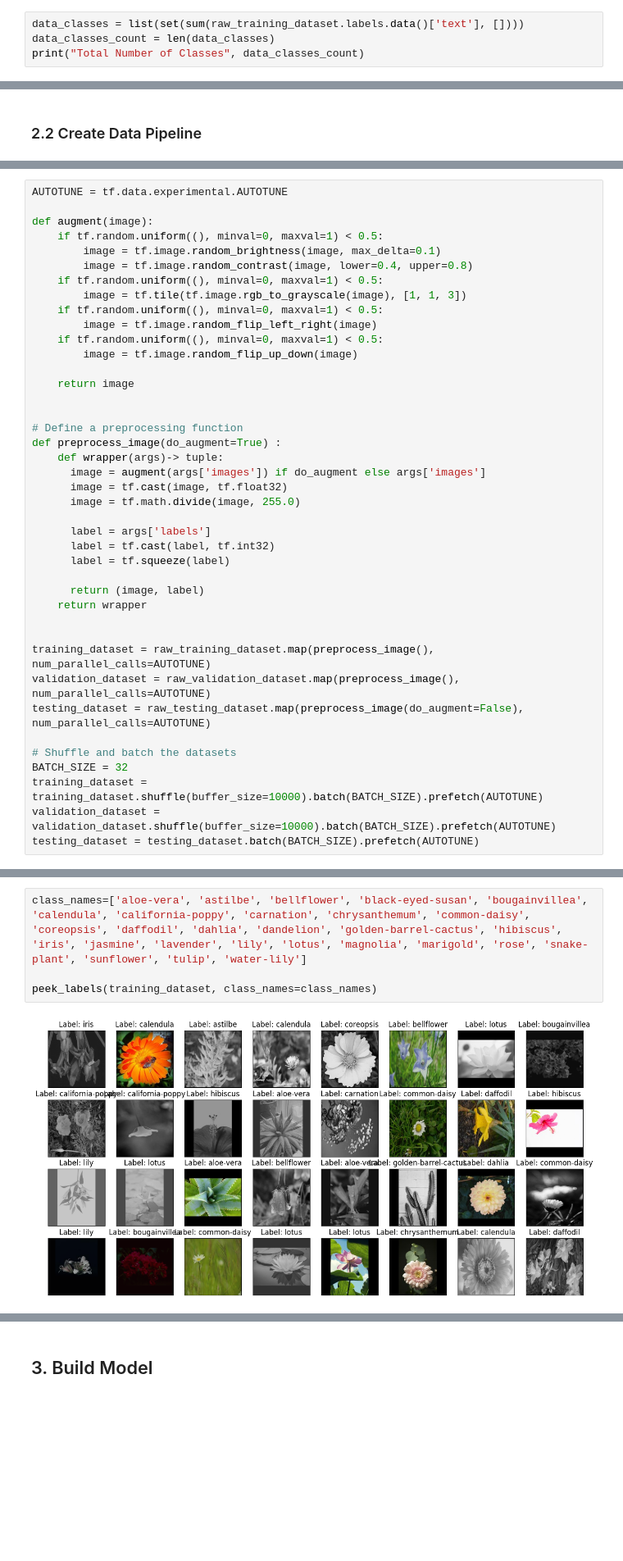
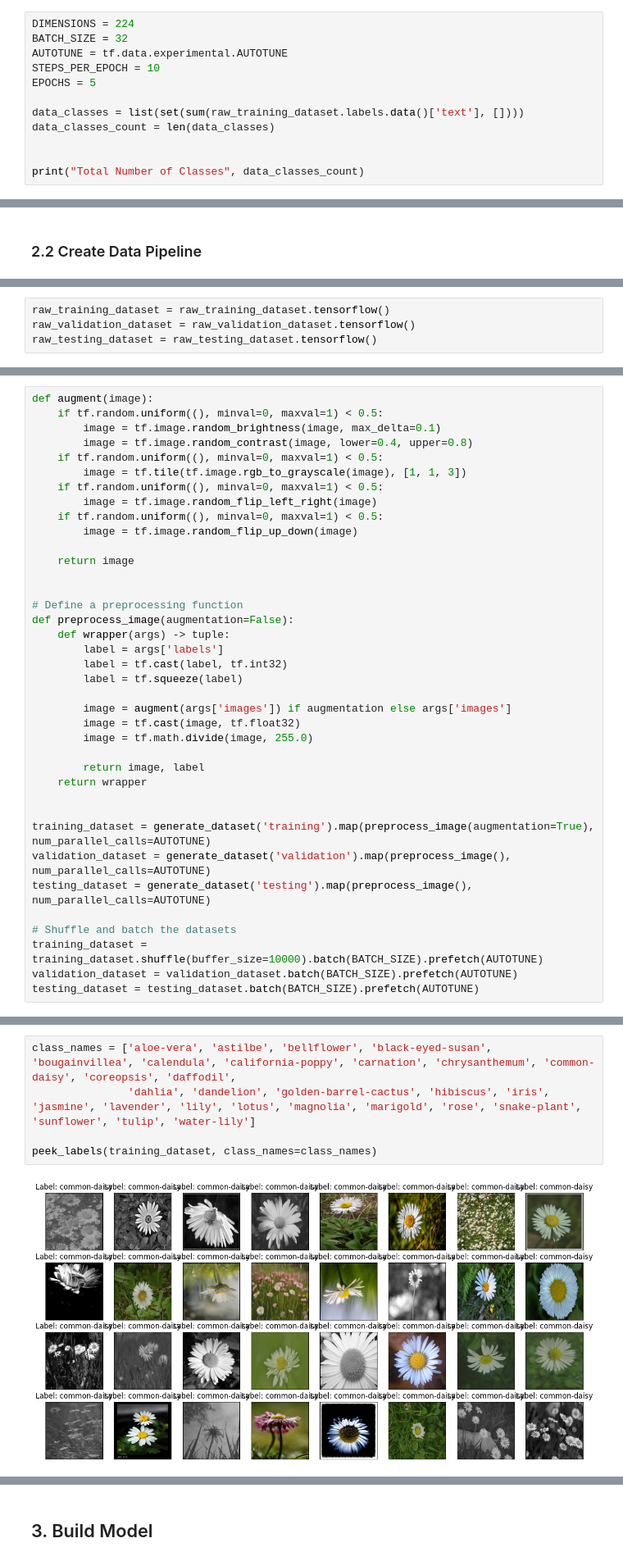
Before and after one commit to shba007/plant-lens-ai, a Jupyter notebook: scripts/maker/notebook.ipynb, the cells around one changed output, grey strips where cells are left out. Shown at 82% size. Saved outputs shown, nothing was run; the diff lists cells and outputs as text; blank space fills up the shorter version.

Commit message:
feat: asymmetric dataset incorporated

```diff
--- a/scripts/maker/notebook.ipynb
+++ b/scripts/maker/notebook.ipynb
@@ -42,6 +45,14 @@ Dataset(path='D:/Programming/Projects/Public/plant-lens/ai/data/dataset/testing'
 # %%
+DIMENSIONS = 224
+BATCH_SIZE = 32
+AUTOTUNE = tf.data.experimental.AUTOTUNE
+STEPS_PER_EPOCH = 10
+EPOCHS = 5
+
 data_classes = list(set(sum(raw_training_dataset.labels.data()['text'], [])))
 data_classes_count = len(data_classes)
+
+
 print("Total Number of Classes", data_classes_count)
 # %% [output]
 Total Number of Classes 28
@@ -61,0 +61,4 @@ Train Data Size 358 Validation Data Size 90
+# %%
+raw_training_dataset = raw_training_dataset.tensorflow()
+raw_validation_dataset = raw_validation_dataset.tensorflow()
+raw_testing_dataset = raw_testing_dataset.tensorflow()
@@ -62,6 +130,4 @@ Train Data Size 358 Validation Data Size 90
 # %%
-AUTOTUNE = tf.data.experimental.AUTOTUNE
-
 def augment(image):
     if tf.random.uniform((), minval=0, maxval=1) < 0.5:
         image = tf.image.random_brightness(image, max_delta=0.1)
@@ -77,28 +143,27 @@ def augment(image):
 
 
 # Define a preprocessing function
-def preprocess_image(do_augment=True) :
-    def wrapper(args)-> tuple:
-      image = augment(args['images']) if do_augment else args['images']
-      image = tf.cast(image, tf.float32)
-      image = tf.math.divide(image, 255.0)
+def preprocess_image(augmentation=False):
+    def wrapper(args) -> tuple:
+        label = args['labels']
+        label = tf.cast(label, tf.int32)
+        label = tf.squeeze(label)
 
-      label = args['labels']
-      label = tf.cast(label, tf.int32)
-      label = tf.squeeze(label)
+        image = augment(args['images']) if augmentation else args['images']
+        image = tf.cast(image, tf.float32)
+        image = tf.math.divide(image, 255.0)
 
-      return (image, label)
+        return image, label
     return wrapper
 
 
-training_dataset = raw_training_dataset.map(preprocess_image(), num_parallel_calls=AUTOTUNE)
-validation_dataset = raw_validation_dataset.map(preprocess_image(), num_parallel_calls=AUTOTUNE)
-testing_dataset = raw_testing_dataset.map(preprocess_image(do_augment=False), num_parallel_calls=AUTOTUNE)
+training_dataset = generate_dataset('training').map(preprocess_image(augmentation=True), num_parallel_calls=AUTOTUNE)
+validation_dataset = generate_dataset('validation').map(preprocess_image(), num_parallel_calls=AUTOTUNE)
+testing_dataset = generate_dataset('testing').map(preprocess_image(), num_parallel_calls=AUTOTUNE)
 
 # Shuffle and batch the datasets
-BATCH_SIZE = 32
 training_dataset = training_dataset.shuffle(buffer_size=10000).batch(BATCH_SIZE).prefetch(AUTOTUNE)
-validation_dataset = validation_dataset.shuffle(buffer_size=10000).batch(BATCH_SIZE).prefetch(AUTOTUNE)
+validation_dataset = validation_dataset.batch(BATCH_SIZE).prefetch(AUTOTUNE)
 testing_dataset = testing_dataset.batch(BATCH_SIZE).prefetch(AUTOTUNE)
 # %%
 for images, labels in training_dataset.take(1):
@@ -122,9 +187,10 @@ Validation Batch labels shape: (32,)
 # %%
-class_names=['aloe-vera', 'astilbe', 'bellflower', 'black-eyed-susan', 'bougainvillea', 'calendula', 'california-poppy', 'carnation', 'chrysanthemum', 'common-daisy', 'coreopsis', 'daffodil', 'dahlia', 'dandelion', 'golden-barrel-cactus', 'hibiscus', 'iris', 'jasmine', 'lavender', 'lily', 'lotus', 'magnolia', 'marigold', 'rose', 'snake-plant', 'sunflower', 'tulip', 'water-lily']
+class_names = ['aloe-vera', 'astilbe', 'bellflower', 'black-eyed-susan', 'bougainvillea', 'calendula', 'california-poppy', 'carnation', 'chrysanthemum', 'common-daisy', 'coreopsis', 'daffodil',
+               'dahlia', 'dandelion', 'golden-barrel-cactus', 'hibiscus', 'iris', 'jasmine', 'lavender', 'lily', 'lotus', 'magnolia', 'marigold', 'rose', 'snake-plant', 'sunflower', 'tulip', 'water-lily']
 
 peek_labels(training_dataset, class_names=class_names)
 # %% [output]
-[figure, old version]
+[figure, new version]
 # %%
 peek_labels(validation_dataset, class_names=class_names)
 # %% [output]
```
Also changed, not shown: parts of 11 cells of this notebook, 1 other file.
